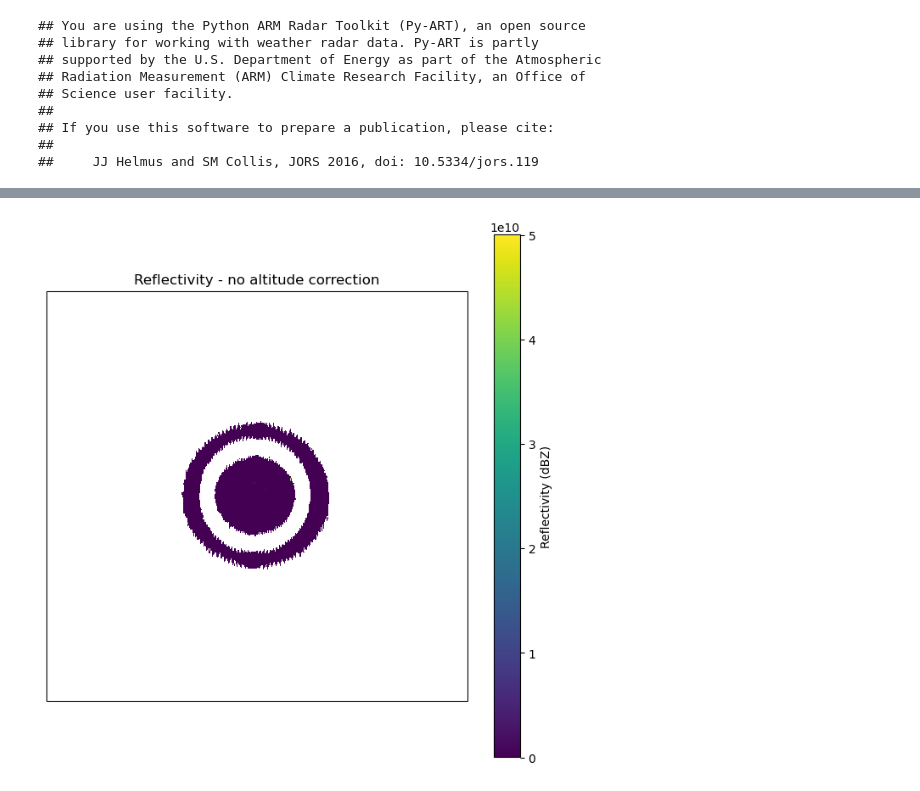
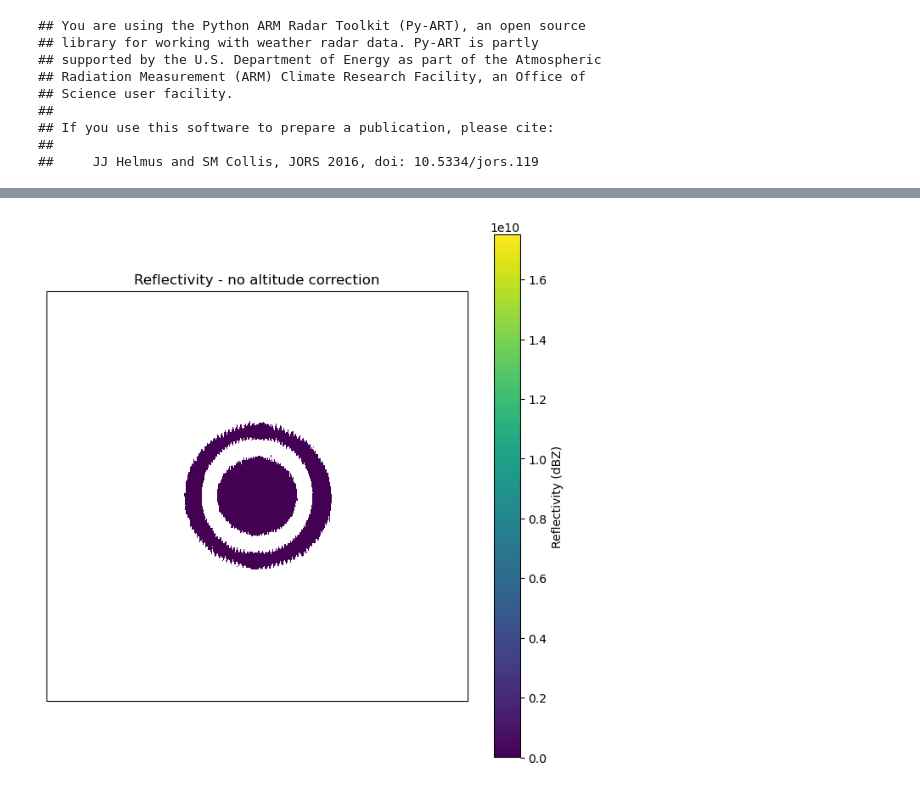
Before and after one commit to Troll-Observing-Network/neumayer-snowfall, a Jupyter notebook: 2D_Radar.ipynb, the cells around one changed output, grey strips where cells are left out. Cells and saved outputs as stored; diff of their text form; code cells hidden in the pictures.

```diff
--- a/2D_Radar.ipynb
+++ b/2D_Radar.ipynb
@@ -34,3 +34,6 @@ day = '13'
 # The year, month and day are used to construct the path
 data='/gws/nopw/j04/tone_ico_gws/data/tone-ico_doppler_scanning_cloud_radar/L0/Y'+year+'/M'+month+'/D'+day+'/*PPI.LV1.NC'
 file_list = sorted(glob.glob(data))
+# %%
+# === Buffers for accumulation ===
+accum_buffers = defaultdict(lambda: defaultdict(list))  # accum_buffers[hour][(i,j)] = [(time, rate)]
@@ -234,0 +175,9 @@ accumHigh = hourly_accumulation_trapz(daHigh)
+# %%
+# lat_grid and lon_grid are 1D arrays
+grid_shape = (len(lat_grid), len(lon_grid))  # (ny, nx)
+
+hourly_accumulation = compute_hourly_accumulation(accum_buffers, grid_shape)
+
+# Example: print mean accumulation for each hour
+for hour, accum_field in sorted(hourly_accumulation.items()):
+    print(f"Hour {hour}: mean accumulation = {np.nanmean(accum_field):.2f} mm")
@@ -235,14 +222,17 @@ accumHigh = hourly_accumulation_trapz(daHigh)
 # %%
 fig = plt.figure(figsize=(8, 8))
 ax = plt.axes(projection=ccrs.SouthPolarStereo())
 
+trollLon = 2.54
+trollLat = -72.01
+
 ax.set_extent([trollLon-0.5, trollLon+0.5, trollLat-0.15, trollLat+0.15], crs=ccrs.PlateCarree())
 ax.coastlines()
 
-cf = ax.pcolormesh(lon_grid, lat_grid, accumMid[22], transform=ccrs.PlateCarree(), cmap='viridis')
+cf = ax.pcolormesh(lon_grid, lat_grid, hourly_accumulation[22], transform=ccrs.PlateCarree(), cmap='viridis')
 plt.colorbar(cf, label='Reflectivity (dBZ)')
 plt.title("Reflectivity - no altitude correction")
 
 plt.show()
 # %% [output]
-[figure, old version]
+[figure, new version]
```
Also changed, not shown: parts of 11 cells of this notebook, 1 other file.
